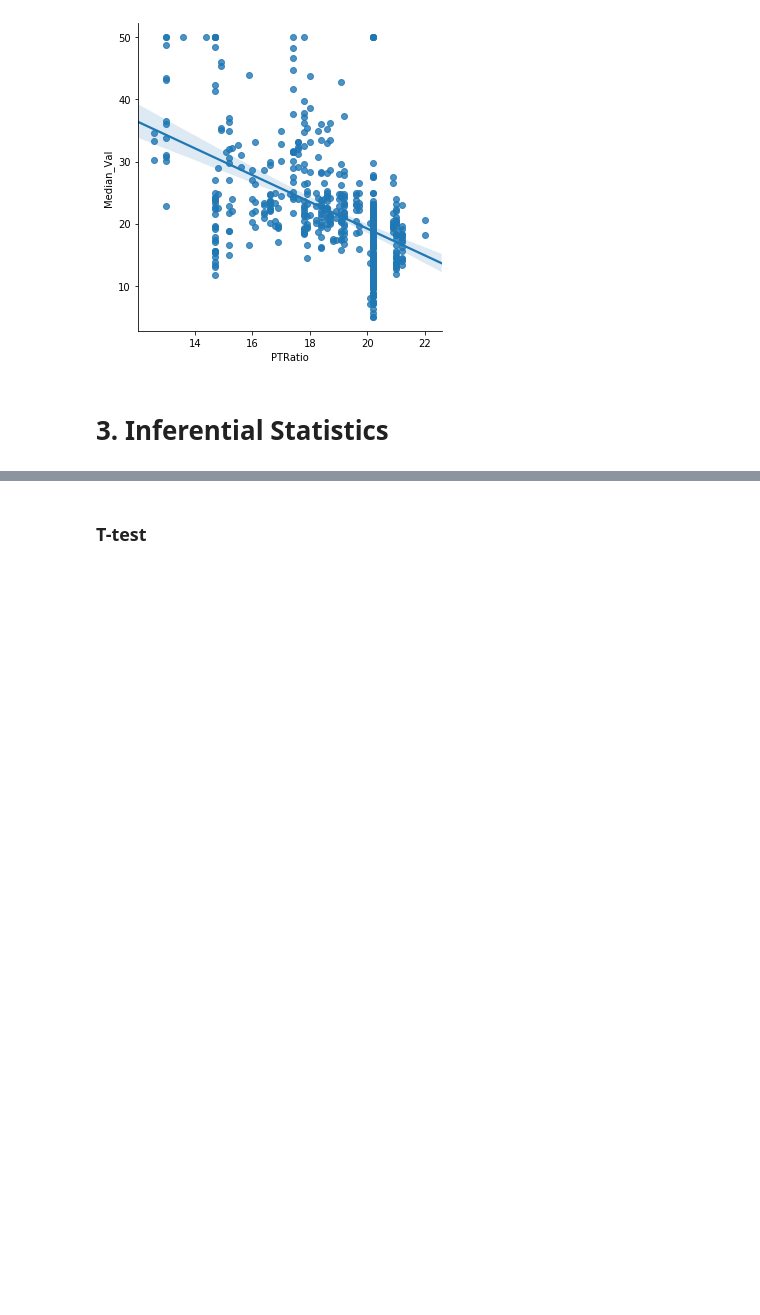
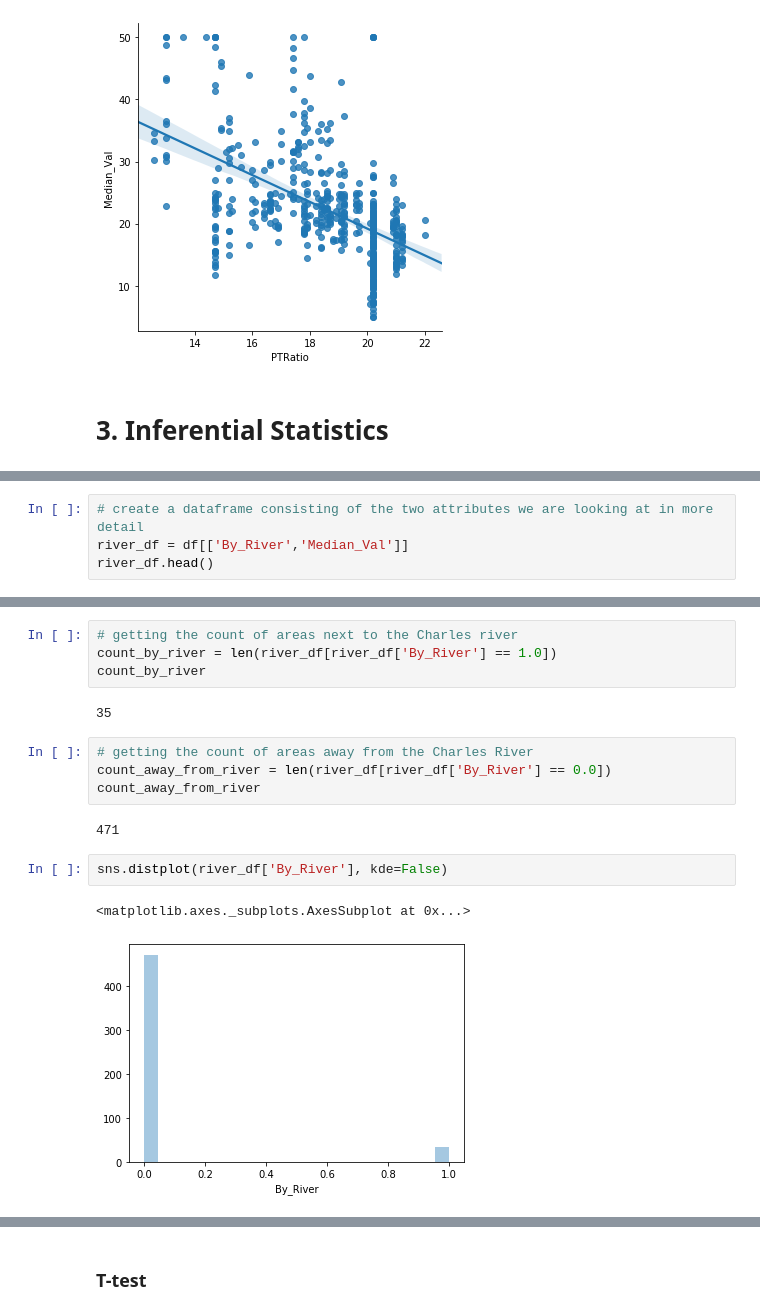
Before and after one commit to ConorHogan/MachineLearning-and-Statistics-Project, a Jupyter notebook: Machine-Learning-and-Statistics-Project-Notebook.ipynb, the cells around one changed output, grey strips where cells are left out. Drawn from its saved outputs; the diff is of its cells as text; blank space fills up the shorter version.

```diff
--- a/Machine-Learning-and-Statistics-Project-Notebook.ipynb
+++ b/Machine-Learning-and-Statistics-Project-Notebook.ipynb
@@ -211,0 +247,4 @@ This is
+# %%
+# create a dataframe consisting of the two attributes we are looking at in more detail
+river_df = df[['By_River','Median_Val']]
+river_df.head()
@@ -211,0 +267,17 @@ This is
+# %%
+# getting the count of areas next to the Charles river
+count_by_river = len(river_df[river_df['By_River'] == 1.0])
+count_by_river
+# %% [output]
+35
+# %%
+# getting the count of areas away from the Charles River
+count_away_from_river = len(river_df[river_df['By_River'] == 0.0])
+count_away_from_river
+# %% [output]
+471
+# %%
+sns.distplot(river_df['By_River'], kde=False)
+# %% [output]
+<matplotlib.axes._subplots.AxesSubplot at 0x...>
+[figure, added]
```
Also changed, not shown: parts of 40 cells of this notebook.
